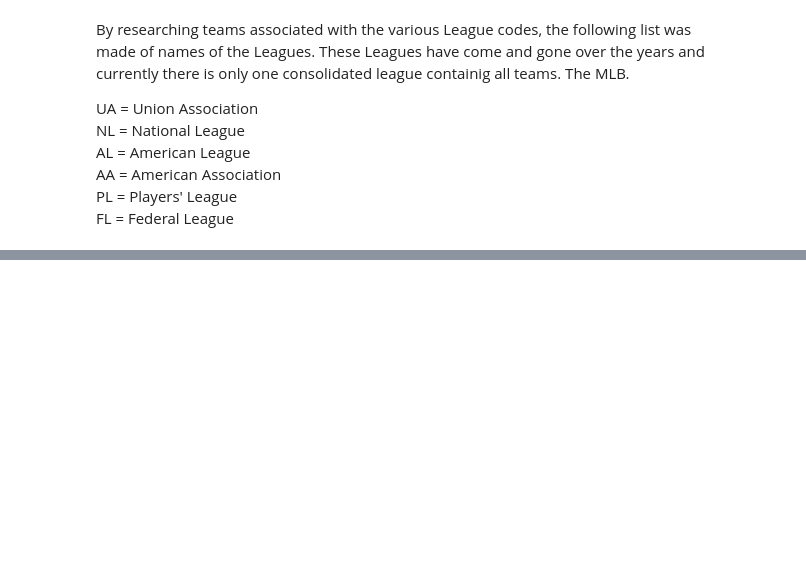
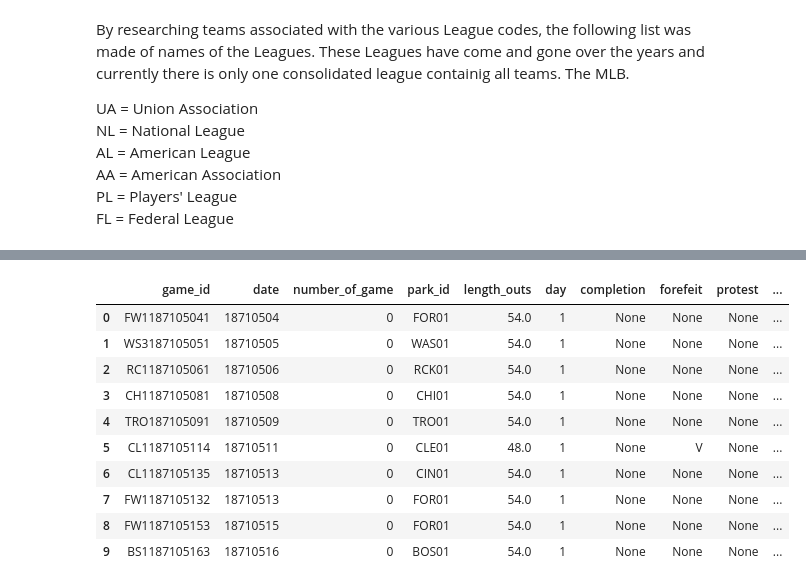
Before and after one commit to Adam-Klaum/dq_gamelog, a Jupyter notebook: Basics.ipynb, the cells around one changed output, grey strips where cells are left out. Cells and saved outputs as stored; diff of their text form; code cells hidden in the pictures; blank space fills up the shorter version.

```diff
--- a/Basics.ipynb
+++ b/Basics.ipynb
@@ -225,0 +625,20 @@ FL = Federal League<br>
+# %%
+q = '''
+
+SELECT * FROM game LIMIT 10
+
+'''
+
+run_query(q)
+# %% [output]
+|  | game_id | date | number_of_game | park_id | length_outs | day | completion | forefeit | protest | ... |
+| 0 | FW1187105041 | 18710504 | 0 | FOR01 | 54.0 | 1 | None | None | None | ... |
+| 1 | WS3187105051 | 18710505 | 0 | WAS01 | 54.0 | 1 | None | None | None | ... |
+| 2 | RC1187105061 | 18710506 | 0 | RCK01 | 54.0 | 1 | None | None | None | ... |
+| 3 | CH1187105081 | 18710508 | 0 | CHI01 | 54.0 | 1 | None | None | None | ... |
+| 4 | TRO187105091 | 18710509 | 0 | TRO01 | 54.0 | 1 | None | None | None | ... |
+| 5 | CL1187105114 | 18710511 | 0 | CLE01 | 48.0 | 1 | None | V | None | ... |
+| 6 | CL1187105135 | 18710513 | 0 | CIN01 | 54.0 | 1 | None | None | None | ... |
+| 7 | FW1187105132 | 18710513 | 0 | FOR01 | 54.0 | 1 | None | None | None | ... |
+| 8 | FW1187105153 | 18710515 | 0 | FOR01 | 54.0 | 1 | None | None | None | ... |
+| 9 | BS1187105163 | 18710516 | 0 | BOS01 | 54.0 | 1 | None | None | None | ... |
```
Also changed, not shown: parts of 49 cells of this notebook, 9 other files.
